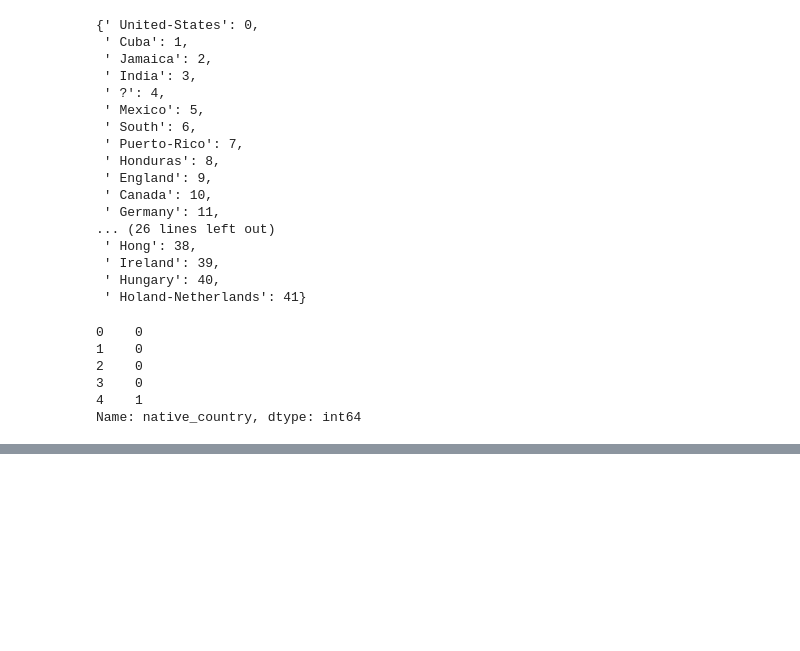
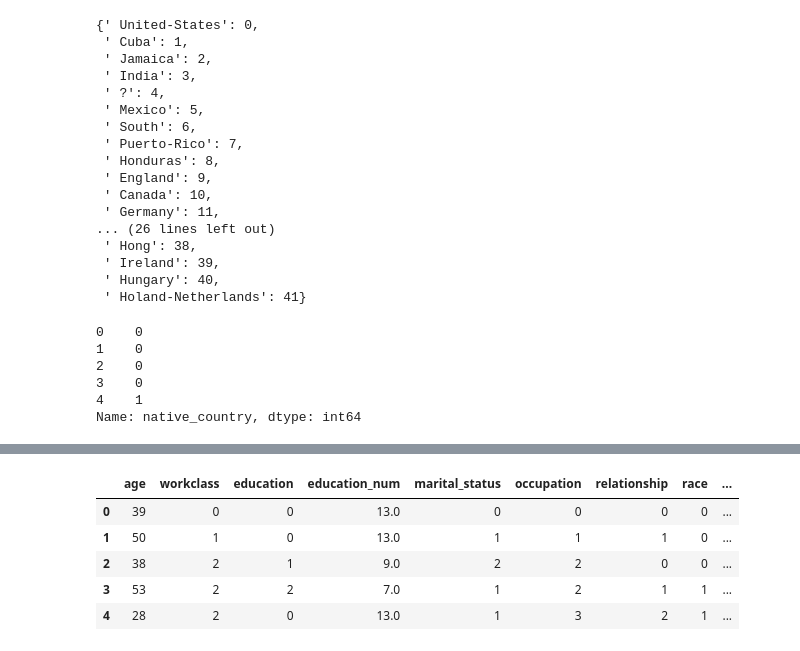
Before and after one commit to ram-polisetti/DataScience, a Jupyter notebook: AdultSalaryPrediction/AdultSalaryPrediction.ipynb, the cells around one changed output, grey strips where cells are left out. Saved outputs shown, nothing was run; the diff lists cells and outputs as text; code cells hidden in the pictures; blank space fills up the shorter version.

```diff
--- a/AdultSalaryPrediction/AdultSalaryPrediction.ipynb
+++ b/AdultSalaryPrediction/AdultSalaryPrediction.ipynb
@@ -584,0 +604,2 @@ sns.heatmap(corr, annot = True)
+# %%
+salary_data = salary_data.drop('fnlwgt', axis=1)
@@ -584,0 +624,9 @@ sns.heatmap(corr, annot = True)
+# %%
+salary_data.head()
+# %% [output]
+|  | age | workclass | education | education_num | marital_status | occupation | relationship | race | ... |
+| 0 | 39 | 0 | 0 | 13.0 | 0 | 0 | 0 | 0 | ... |
+| 1 | 50 | 1 | 0 | 13.0 | 1 | 1 | 1 | 0 | ... |
+| 2 | 38 | 2 | 1 | 9.0 | 2 | 2 | 0 | 0 | ... |
+| 3 | 53 | 2 | 2 | 7.0 | 1 | 2 | 1 | 1 | ... |
+| 4 | 28 | 2 | 0 | 13.0 | 1 | 3 | 2 | 1 | ... |
```
Also changed, not shown: parts of 25 cells of this notebook.
